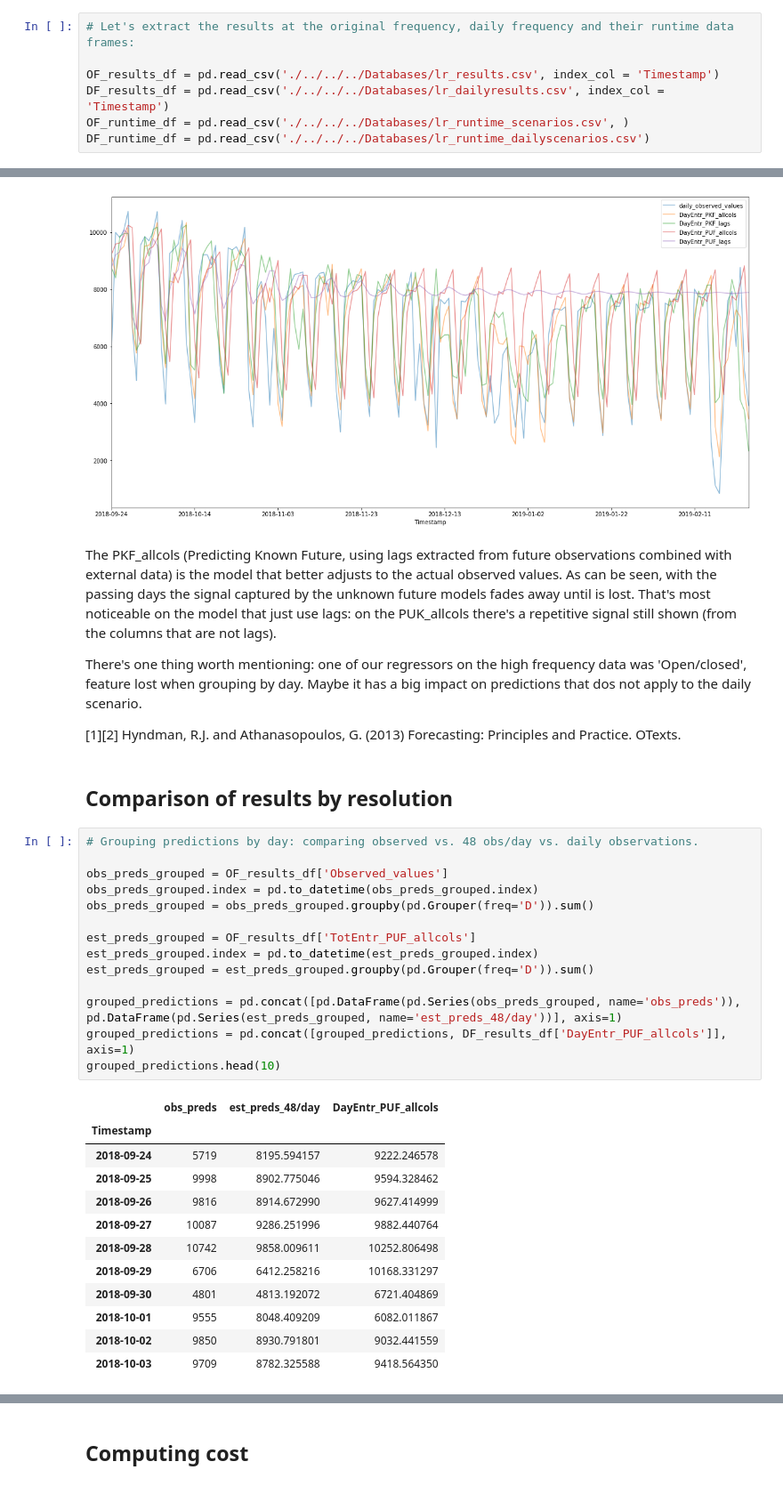
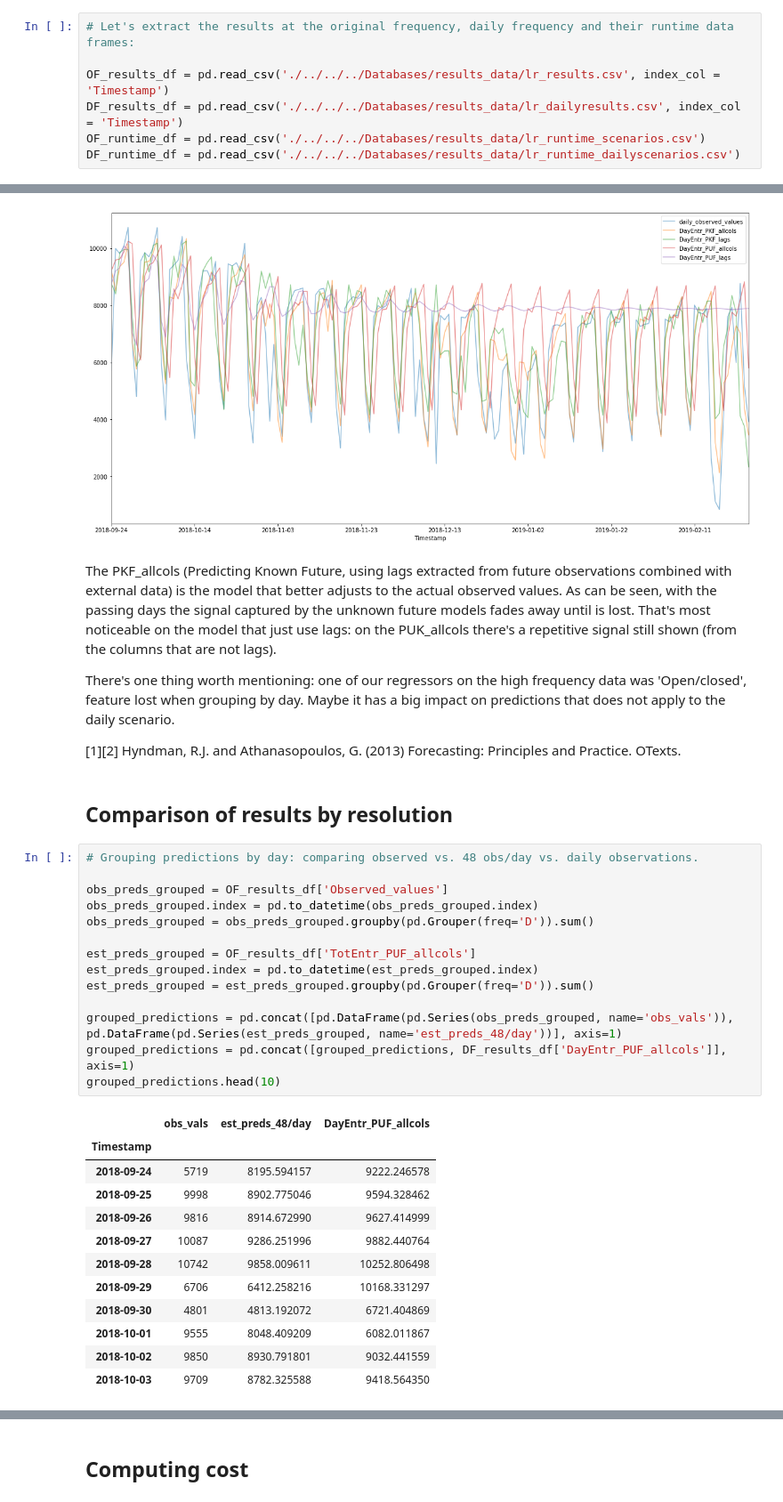
Before and after one commit to RamiroArribas/People_traffic_forecasting, a Jupyter notebook: Modeling/LinearRegression_results_analysis_Maragall.ipynb, the cells around one changed output, grey strips where cells are left out. Shown at 89% size. Cells and saved outputs as stored; diff of their text form.

```diff
--- a/Modeling/LinearRegression_results_analysis_Maragall.ipynb
+++ b/Modeling/LinearRegression_results_analysis_Maragall.ipynb
@@ -13,7 +15,7 @@ plt.rcParams['figure.figsize'] = [20, 10]
 # %%
 # Let's extract the results at the original frequency, daily frequency and their runtime data frames:
 
-OF_results_df = pd.read_csv('./../../../Databases/lr_results.csv', index_col = 'Timestamp')
-DF_results_df = pd.read_csv('./../../../Databases/lr_dailyresults.csv', index_col = 'Timestamp')
-OF_runtime_df = pd.read_csv('./../../../Databases/lr_runtime_scenarios.csv', )
-DF_runtime_df = pd.read_csv('./../../../Databases/lr_runtime_dailyscenarios.csv')
+OF_results_df = pd.read_csv('./../../../Databases/results_data/lr_results.csv', index_col = 'Timestamp')
+DF_results_df = pd.read_csv('./../../../Databases/results_data/lr_dailyresults.csv', index_col = 'Timestamp')
+OF_runtime_df = pd.read_csv('./../../../Databases/results_data/lr_runtime_scenarios.csv')
+DF_runtime_df = pd.read_csv('./../../../Databases/results_data/lr_runtime_dailyscenarios.csv')
@@ -202,7 +236,7 @@ plt.show()
 # %% [markdown]
 The PKF_allcols (Predicting Known Future, using lags extracted from future observations combined with external data) is the model that better adjusts to the actual observed values. As can be seen, with the passing days the signal captured by the unknown future models fades away until is lost. That's most noticeable on the model that just use lags: on the PUK_allcols there's a repetitive signal still shown (from the columns that are not lags).
 
-There's one thing worth mentioning: one of our regressors on the high frequency data was 'Open/closed', feature lost when grouping by day. Maybe it has a big impact on predictions that dos not apply to the daily scenario.
+There's one thing worth mentioning: one of our regressors on the high frequency data was 'Open/closed', feature lost when grouping by day. Maybe it has a big impact on predictions that does not apply to the daily scenario.
 
 [1][2] Hyndman, R.J. and Athanasopoulos, G. (2013) Forecasting: Principles and Practice. OTexts.
 # %% [markdown]
@@ -210,19 +244,19 @@ There's one thing worth mentioning: one of our regressors on the high frequency
 # %%
 # Grouping predictions by day: comparing observed vs. 48 obs/day vs. daily observations.
 
 obs_preds_grouped = OF_results_df['Observed_values']
 obs_preds_grouped.index = pd.to_datetime(obs_preds_grouped.index)
 obs_preds_grouped = obs_preds_grouped.groupby(pd.Grouper(freq='D')).sum()
 
 est_preds_grouped = OF_results_df['TotEntr_PUF_allcols']
 est_preds_grouped.index = pd.to_datetime(est_preds_grouped.index)
 est_preds_grouped = est_preds_grouped.groupby(pd.Grouper(freq='D')).sum()
 
-grouped_predictions = pd.concat([pd.DataFrame(pd.Series(obs_preds_grouped, name='obs_preds')), pd.DataFrame(pd.Series(est_preds_grouped, name='est_preds_48/day'))], axis=1)
+grouped_predictions = pd.concat([pd.DataFrame(pd.Series(obs_preds_grouped, name='obs_vals')), pd.DataFrame(pd.Series(est_preds_grouped, name='est_preds_48/day'))], axis=1)
 grouped_predictions = pd.concat([grouped_predictions, DF_results_df['DayEntr_PUF_allcols']], axis=1)
 grouped_predictions.head(10)
 # %% [output]
-|  | obs_preds | est_preds_48/day | DayEntr_PUF_allcols |
+|  | obs_vals | est_preds_48/day | DayEntr_PUF_allcols |
 | Timestamp |  |  |  |
 | 2018-09-24 | 5719 | 8195.594157 | 9222.246578 |
 | 2018-09-25 | 9998 | 8902.775046 | 9594.328462 |
```
Also changed, not shown: parts of 19 cells of this notebook, 4 other files.
